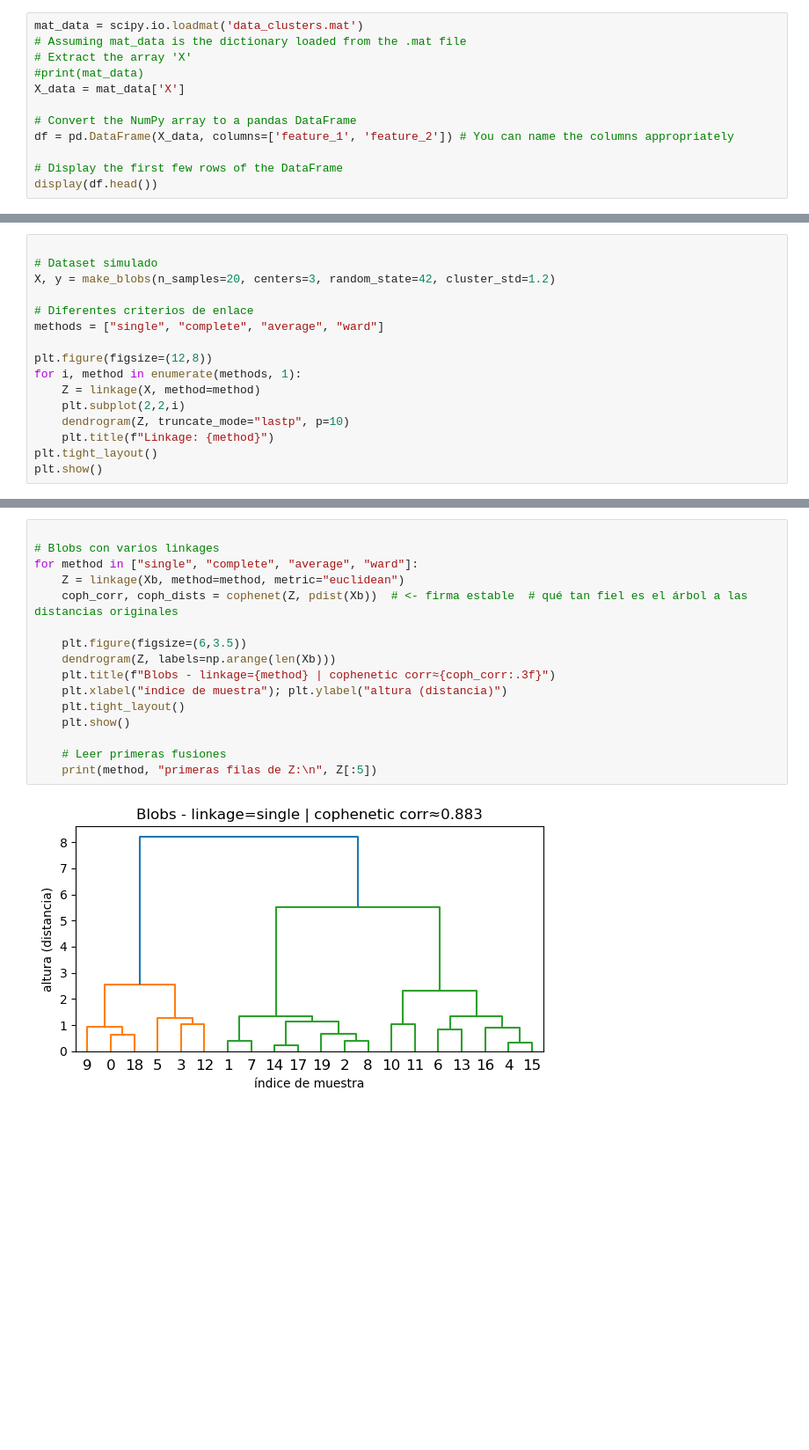
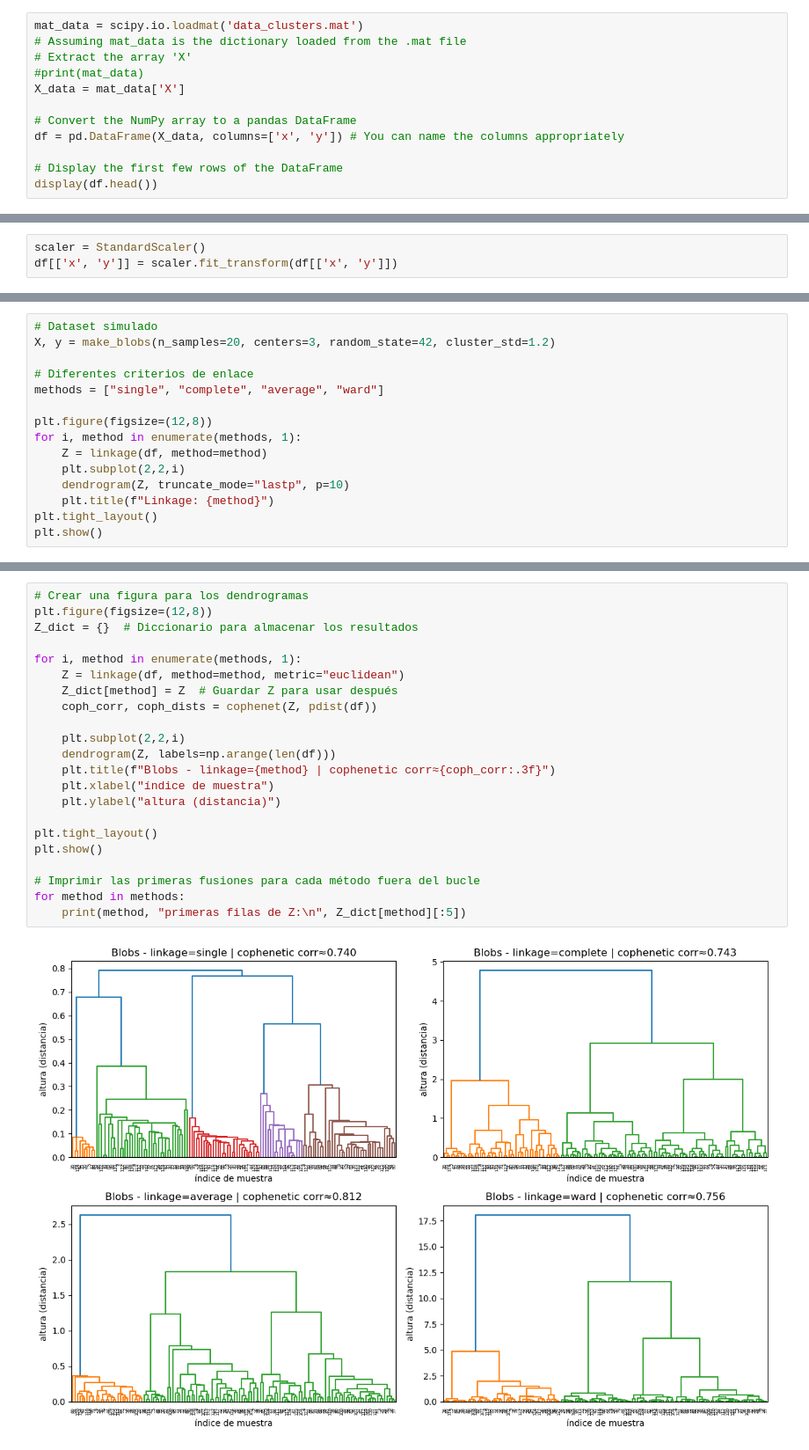
Before and after one commit to criss201x/hierarchical_Clustering_for_Dummies, a Jupyter notebook: HC.ipynb, the cells around one changed output, grey strips where cells are left out. Shown at 88% size. Saved outputs shown, nothing was run; the diff lists cells and outputs as text; blank space fills up the shorter version.

```diff
--- a/HC.ipynb
+++ b/HC.ipynb
@@ -15,7 +16,7 @@ mat_data = scipy.io.loadmat('data_clusters.mat')
 X_data = mat_data['X']
 
 # Convert the NumPy array to a pandas DataFrame
-df = pd.DataFrame(X_data, columns=['feature_1', 'feature_2']) # You can name the columns appropriately
+df = pd.DataFrame(X_data, columns=['x', 'y']) # You can name the columns appropriately
 
 # Display the first few rows of the DataFrame
 display(df.head())
@@ -26,6 +27,9 @@ display(df.head())
 | 2 | 483 | 345 |
 | 3 | 302 | 167 |
 | 4 | 422 | 108 |
+# %%
+scaler = StandardScaler()
+df[['x', 'y']] = scaler.fit_transform(df[['x', 'y']])
 # %%
 df.info()
 # %% [output]
@@ -63,5 +67,4 @@ plt.show()
 # %%
-
 # Dataset simulado
 X, y = make_blobs(n_samples=20, centers=3, random_state=42, cluster_std=1.2)
 
@@ -70,7 +73,7 @@ methods = ["single", "complete", "average", "ward"]
 
 plt.figure(figsize=(12,8))
 for i, method in enumerate(methods, 1):
-    Z = linkage(X, method=method)
+    Z = linkage(df, method=method)
     plt.subplot(2,2,i)
     dendrogram(Z, truncate_mode="lastp", p=10)
     plt.title(f"Linkage: {method}")
@@ -112,20 +114,26 @@ Db[:6,:6], Dm[:6,:6]
          0.        ]]))
 # %%
+# Crear una figura para los dendrogramas
+plt.figure(figsize=(12,8))
+Z_dict = {}  # Diccionario para almacenar los resultados
 
-# Blobs con varios linkages
-for method in ["single", "complete", "average", "ward"]:
-    Z = linkage(Xb, method=method, metric="euclidean")
-    coph_corr, coph_dists = cophenet(Z, pdist(Xb))  # <- firma estable  # qué tan fiel es el árbol a las distancias originales
+for i, method in enumerate(methods, 1):
+    Z = linkage(df, method=method, metric="euclidean")
+    Z_dict[method] = Z  # Guardar Z para usar después
+    coph_corr, coph_dists = cophenet(Z, pdist(df))
 
-    plt.figure(figsize=(6,3.5))
-    dendrogram(Z, labels=np.arange(len(Xb)))
+    plt.subplot(2,2,i)
+    dendrogram(Z, labels=np.arange(len(df)))
     plt.title(f"Blobs - linkage={method} | cophenetic corr≈{coph_corr:.3f}")
-    plt.xlabel("índice de muestra"); plt.ylabel("altura (distancia)")
-    plt.tight_layout()
-    plt.show()
+    plt.xlabel("índice de muestra")
+    plt.ylabel("altura (distancia)")
 
-    # Leer primeras fusiones
-    print(method, "primeras filas de Z:\n", Z[:5])
+plt.tight_layout()
+plt.show()
+
+# Imprimir las primeras fusiones para cada método fuera del bucle
+for method in methods:
+    print(method, "primeras filas de Z:\n", Z_dict[method][:5])
 # %% [output]
-[figure, old version]
+[figure, new version]
 single primeras filas de Z:
```
Also changed, not shown: parts of 13 cells of this notebook, 6 other files.
